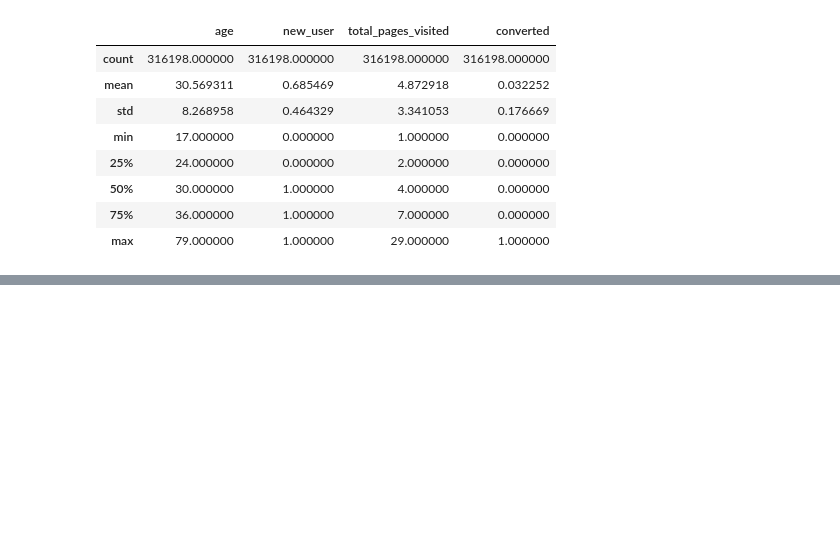
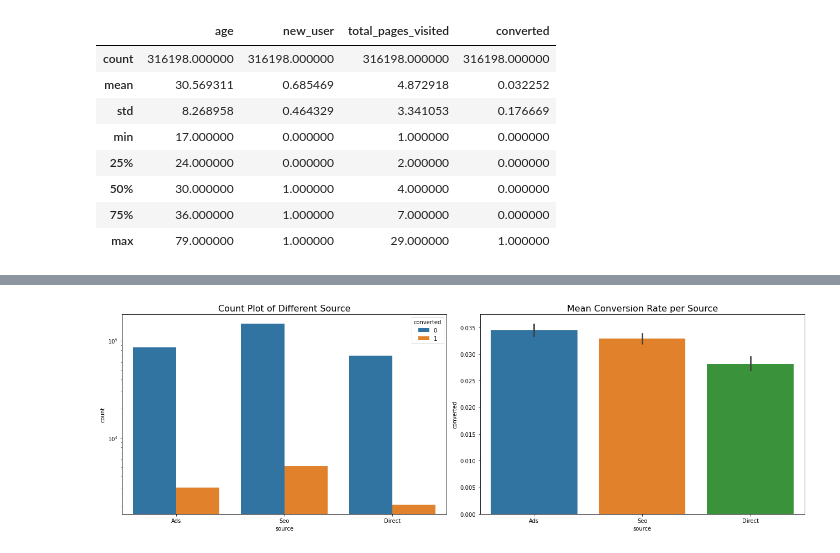
Before and after one commit to chVORLESER/DataMining, a Jupyter notebook: 01.ipynb, the cells around one changed output, grey strips where cells are left out. Saved outputs shown, nothing was run; the diff lists cells and outputs as text; code cells hidden in the pictures; blank space fills up the shorter version.

```diff
--- a/01.ipynb
+++ b/01.ipynb
@@ -75,0 +109,14 @@ data.describe()
+# %%
+grouped = data[['source', 'converted']].groupby('source').mean().reset_index()
+
+fig, ax = plt.subplots(nrows=1, ncols=2, figsize=(18,6))
+sns.countplot(x='source', hue='converted',data=data, ax=ax[0])
+ax[0].set_title('Count Plot of Different Source', fontsize=16)
+ax[0].set_yscale('log')
+
+sns.barplot(x='source', y='converted', data=data, ax=ax[1])
+ax[1].set_title('Mean Conversion Rate per Source', fontsize=16)
+plt.tight_layout()
+plt.show()
+# %% [output]
+[figure, added]
```
Also changed, not shown: parts of 6 cells of this notebook.
